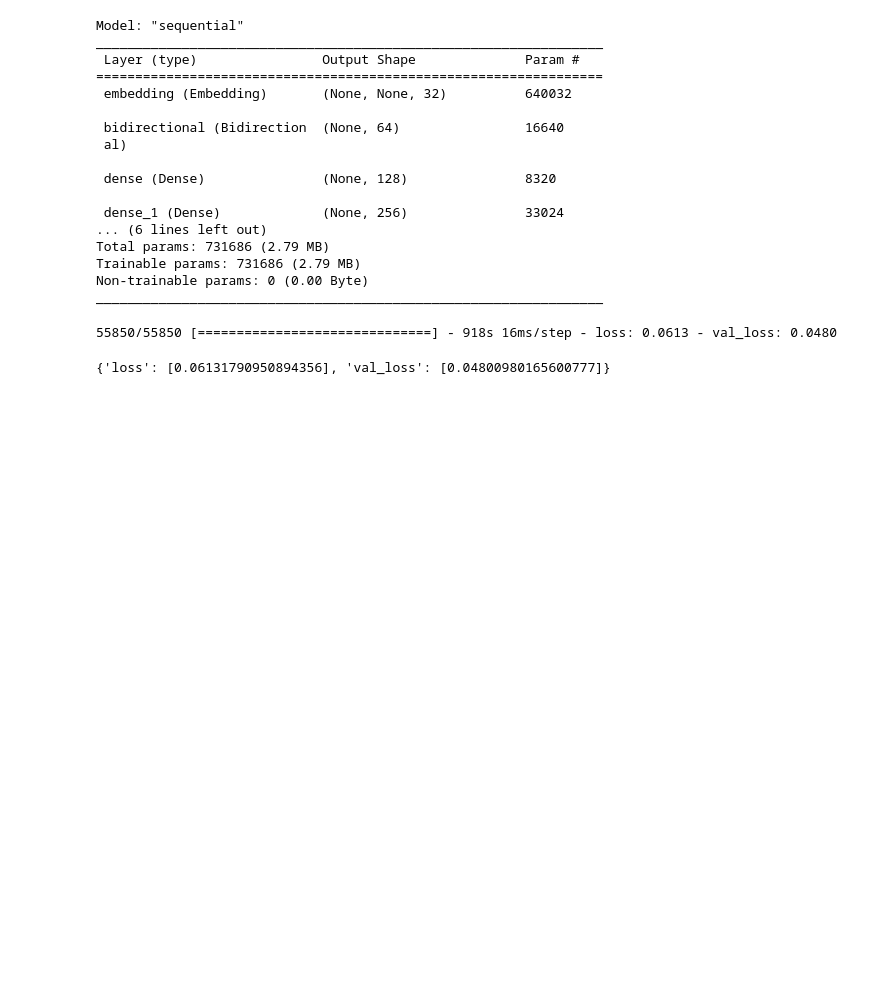
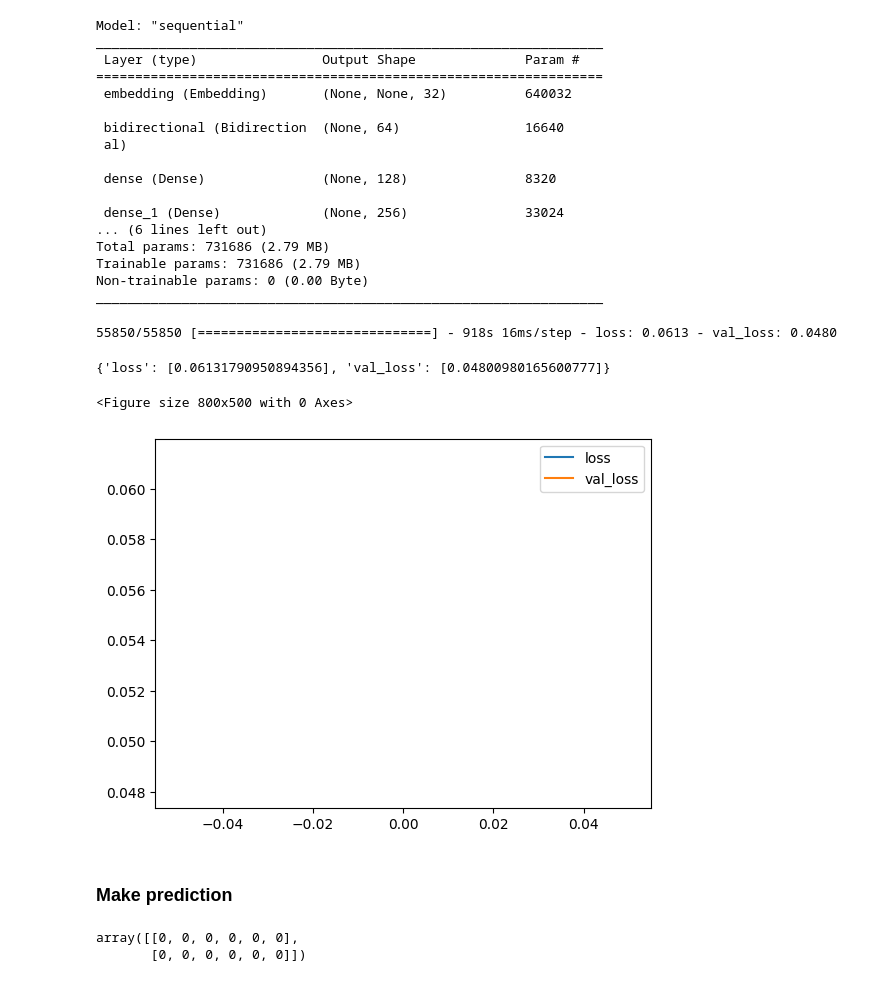
Before and after one commit to Nargesmohammadi/Comment-Toxicity-Model, a Jupyter notebook: CommentToxicity.ipynb, the cells around one changed output. Cells and saved outputs as stored; diff of their text form; code cells hidden in the pictures; blank space fills up the shorter version.

Commit message:
making prediction on an input text

```diff
--- a/CommentToxicity.ipynb
+++ b/CommentToxicity.ipynb
@@ -238,3 +238,12 @@ history.history
 {'loss': [0.06131790950894356], 'val_loss': [0.04800980165600777]}
 # %%
 from matplotlib import pyplot as plt
+# %%
+plt.figure(figsize=(8,5))
+pd.DataFrame(history.history).plot()
+plt.show()
+# %% [output]
+<Figure size 800x500 with 0 Axes>
+[figure, added]
+# %% [markdown]
+### Make prediction
@@ -240,0 +252,7 @@ from matplotlib import pyplot as plt
+# %%
+batch = test.as_numpy_iterator().next()
+batch_X, batch_y = test.as_numpy_iterator().next()
+batch_y
+# %% [output]
+array([[0, 0, 0, 0, 0, 0],
+       [0, 0, 0, 0, 0, 0]])
```
Also changed, not shown: parts of 3 cells of this notebook.
